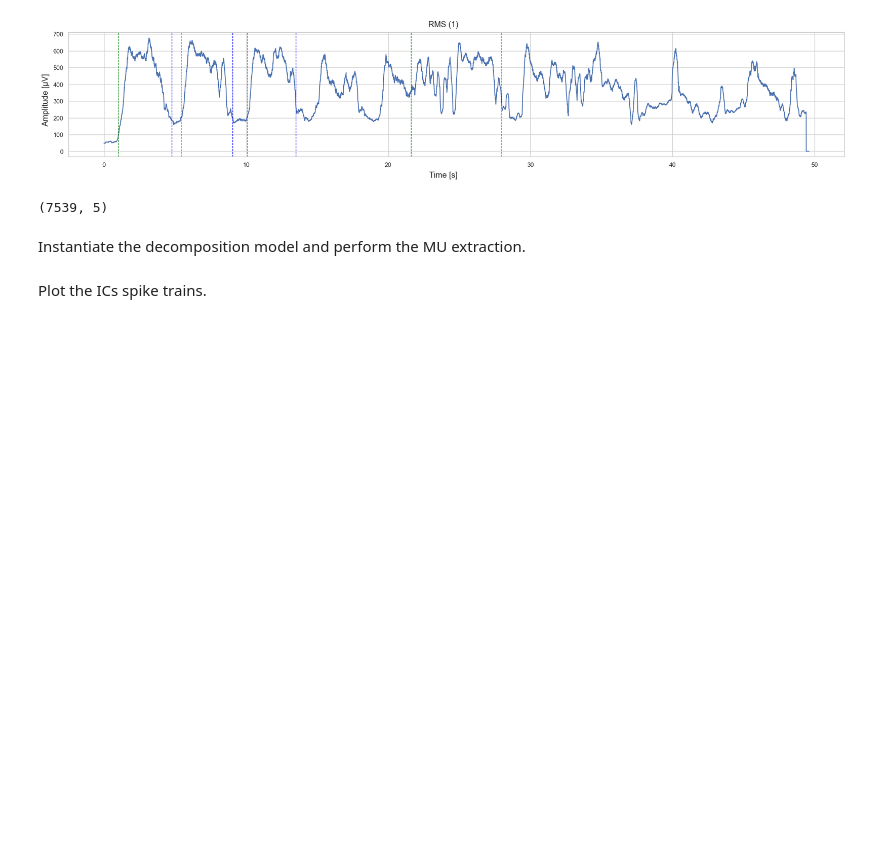
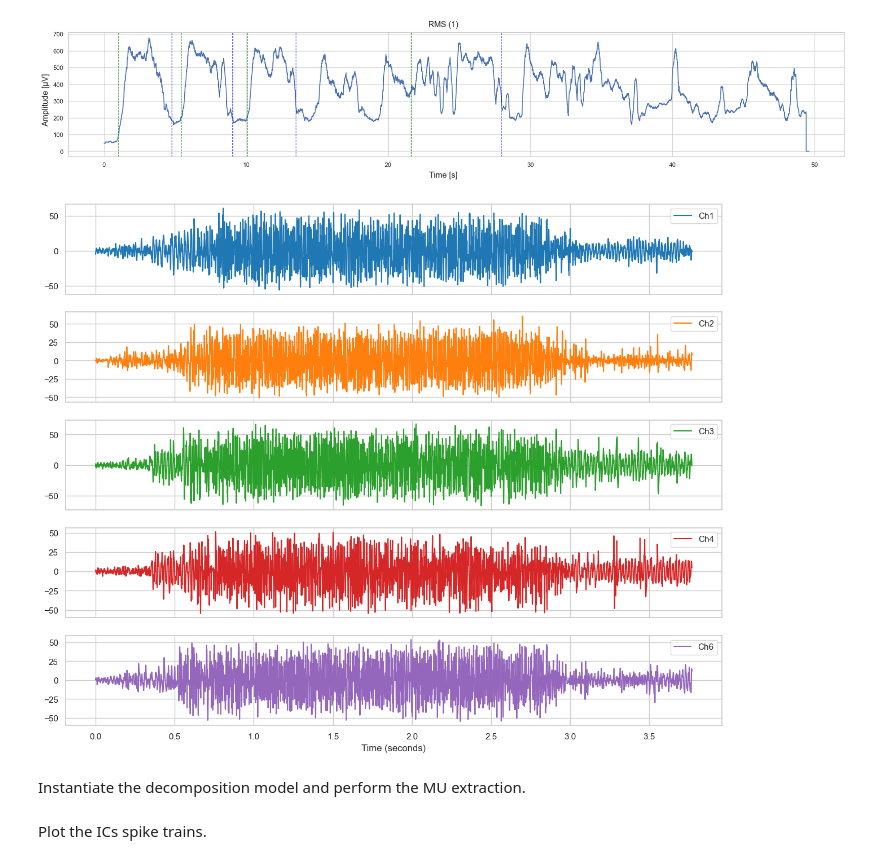
Before and after one commit to RoryLi98/sEMG-Toolkit, a Jupyter notebook: examples/Decomposition of isometric synthetic HDsEMG signals.ipynb, the cells around one changed output. Saved outputs shown, nothing was run; the diff lists cells and outputs as text; code cells hidden in the pictures; blank space fills up the shorter version.

```diff
--- a/examples/Decomposition of isometric synthetic HDsEMG signals.ipynb
+++ b/examples/Decomposition of isometric synthetic HDsEMG signals.ipynb
@@ -316,19 +316,20 @@ plt.show()
 [figure]
 # %%
 num_selected = 0
-channel_array_removed_artifacts_backup = channel_array_removed_artifacts
+channel_array_removed_artifacts_backup = filter_channel_array
 channel_array_removed_artifacts = channel_array_removed_artifacts_backup[:, int(stimulation_starts[num_selected]*FS):int(stimulation_ends[num_selected]*FS)]
 emg_formal  = pd.DataFrame({
                             "Ch1": channel_array_removed_artifacts[0],
                             "Ch2": channel_array_removed_artifacts[1],
                             "Ch3": channel_array_removed_artifacts[2],
                             "Ch4": channel_array_removed_artifacts[3],
                             # "Ch5": channel_array_removed_artifacts[4],
                             "Ch6": channel_array_removed_artifacts[5],
                             })
 emg_formal.shape
+nk.signal_plot(emg_formal, sampling_rate=2000,subplots=True)
 # %% [output]
-(7539, 5)
+[figure, added]
 # %% [markdown]
 Instantiate the decomposition model and perform the MU extraction.
 # %% [markdown]
```
Also changed, not shown: parts of 8 cells of this notebook.
